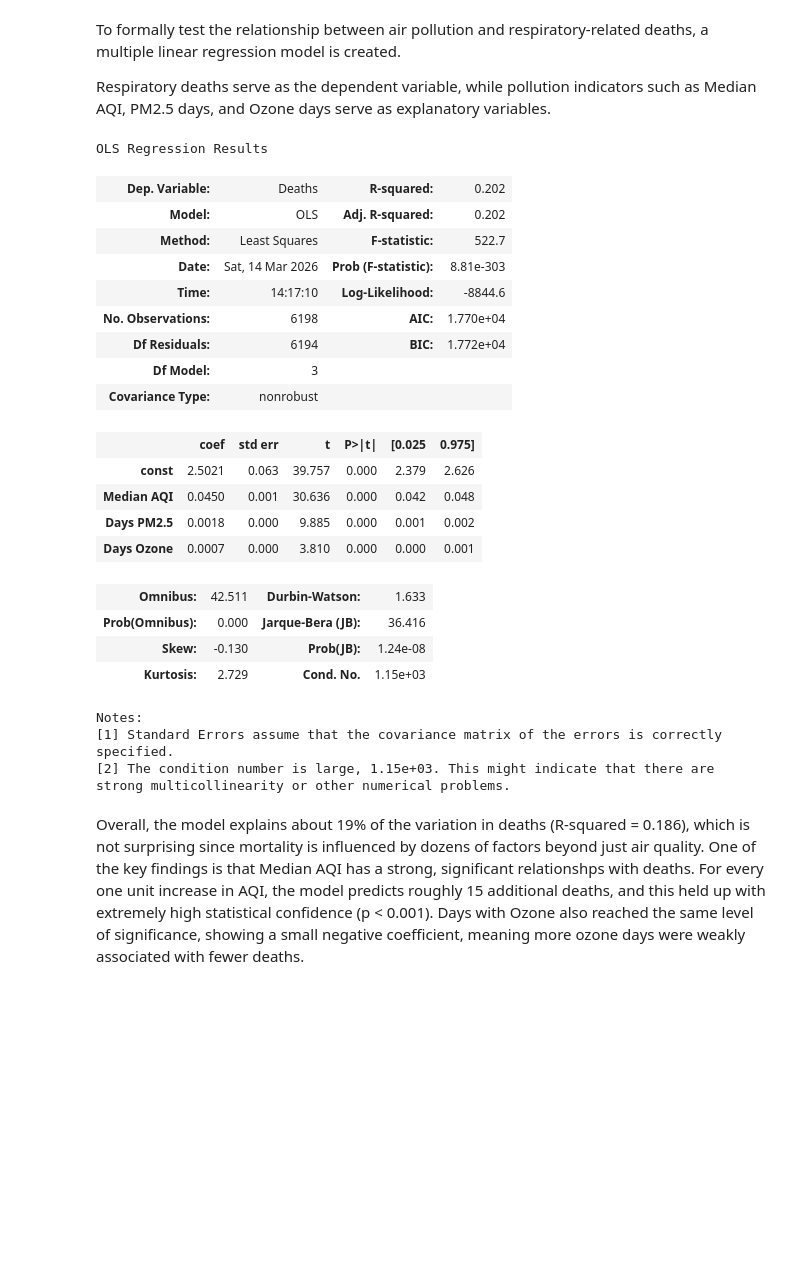
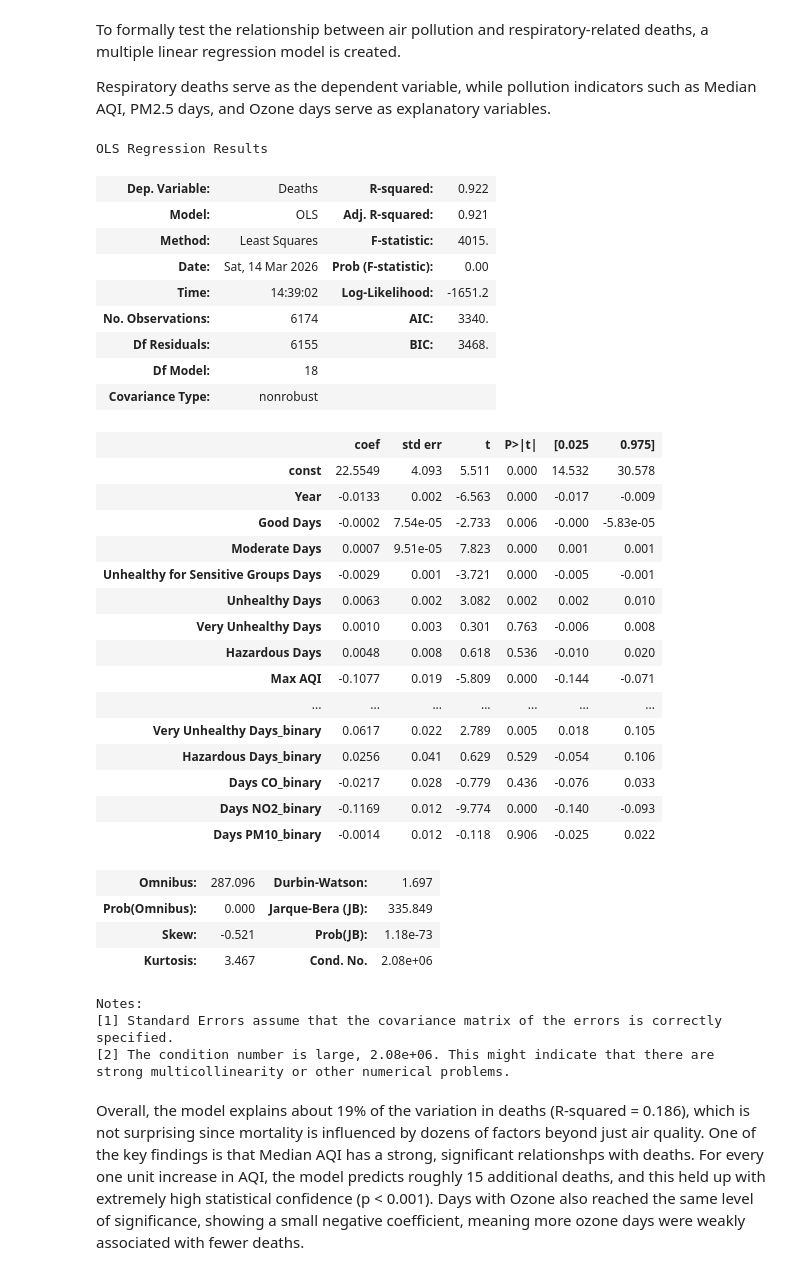
Before and after one commit to yunaxin/air-quality-health-analysis, a Jupyter notebook: analysis.ipynb, the cells around one changed output. Drawn from its saved outputs; the diff is of its cells as text; code cells hidden in the pictures; blank space fills up the shorter version.

```diff
--- a/analysis.ipynb
+++ b/analysis.ipynb
@@ -278,3 +268,10 @@ calc_vifs(df[remaining].dropna())
 ## Fitting Regression Model
 # %%
 in_features = remaining
+print(len(df))
+df = df[in_features + ["Deaths","Crude Rate"]]
+df = df = df.replace(['nan', 'NaN', 'null', 'N/A', '', ' '], np.nan)
+dropped_rows = df[df[cols_to_check].isna().any(axis=1)]
+df = df.dropna()
+print(len(df))
+df.head()
@@ -285,37 +291,48 @@ To formally test the relationship between air pollution and respiratory-related
 
 Respiratory deaths serve as the dependent variable, while pollution indicators such as Median AQI, PM2.5 days, and Ozone days serve as explanatory variables.
 # %%
-X = df[["Median AQI", "Days PM2.5", "Days Ozone"]]
+X = df[in_features]
 y = df["Deaths"]
 
 X = sm.add_constant(X)
 
 model = sm.OLS(y, X).fit()
 
 model.summary()
 # %% [output]
 OLS Regression Results
-| Dep. Variable: | Deaths | R-squared: | 0.202 |
-| Model: | OLS | Adj. R-squared: | 0.202 |
-| Method: | Least Squares | F-statistic: | 522.7 |
-| Date: | Sat, 14 Mar 2026 | Prob (F-statistic): | 8.81e-303 |
-| Time: | 14:17:10 | Log-Likelihood: | -8844.6 |
-| No. Observations: | 6198 | AIC: | 1.770e+04 |
-| Df Residuals: | 6194 | BIC: | 1.772e+04 |
-| Df Model: | 3 |  |  |
+| Dep. Variable: | Deaths | R-squared: | 0.922 |
+| Model: | OLS | Adj. R-squared: | 0.921 |
+| Method: | Least Squares | F-statistic: | 4015. |
+| Date: | Sat, 14 Mar 2026 | Prob (F-statistic): | 0.00 |
+| Time: | 14:39:02 | Log-Likelihood: | -1651.2 |
+| No. Observations: | 6174 | AIC: | 3340. |
+| Df Residuals: | 6155 | BIC: | 3468. |
+| Df Model: | 18 |  |  |
 | Covariance Type: | nonrobust |  |  |
 |  | coef | std err | t | P>|t| | [0.025 | 0.975] |
-| const | 2.5021 | 0.063 | 39.757 | 0.000 | 2.379 | 2.626 |
-| Median AQI | 0.0450 | 0.001 | 30.636 | 0.000 | 0.042 | 0.048 |
-| Days PM2.5 | 0.0018 | 0.000 | 9.885 | 0.000 | 0.001 | 0.002 |
-| Days Ozone | 0.0007 | 0.000 | 3.810 | 0.000 | 0.000 | 0.001 |
+| const | 22.5549 | 4.093 | 5.511 | 0.000 | 14.532 | 30.578 |
+| Year | -0.0133 | 0.002 | -6.563 | 0.000 | -0.017 | -0.009 |
+| Good Days | -0.0002 | 7.54e-05 | -2.733 | 0.006 | -0.000 | -5.83e-05 |
+| Moderate Days | 0.0007 | 9.51e-05 | 7.823 | 0.000 | 0.001 | 0.001 |
+| Unhealthy for Sensitive Groups Days | -0.0029 | 0.001 | -3.721 | 0.000 | -0.005 | -0.001 |
+| Unhealthy Days | 0.0063 | 0.002 | 3.082 | 0.002 | 0.002 | 0.010 |
+| Very Unhealthy Days | 0.0010 | 0.003 | 0.301 | 0.763 | -0.006 | 0.008 |
+| Hazardous Days | 0.0048 | 0.008 | 0.618 | 0.536 | -0.010 | 0.020 |
+| Max AQI | -0.1077 | 0.019 | -5.809 | 0.000 | -0.144 | -0.071 |
+| ... | ... | ... | ... | ... | ... | ... |
+| Very Unhealthy Days_binary | 0.0617 | 0.022 | 2.789 | 0.005 | 0.018 | 0.105 |
+| Hazardous Days_binary | 0.0256 | 0.041 | 0.629 | 0.529 | -0.054 | 0.106 |
+| Days CO_binary | -0.0217 | 0.028 | -0.779 | 0.436 | -0.076 | 0.033 |
+| Days NO2_binary | -0.1169 | 0.012 | -9.774 | 0.000 | -0.140 | -0.093 |
+| Days PM10_binary | -0.0014 | 0.012 | -0.118 | 0.906 | -0.025 | 0.022 |
-| Omnibus: | 42.511 | Durbin-Watson: | 1.633 |
-| Prob(Omnibus): | 0.000 | Jarque-Bera (JB): | 36.416 |
-| Skew: | -0.130 | Prob(JB): | 1.24e-08 |
-| Kurtosis: | 2.729 | Cond. No. | 1.15e+03 |
+| Omnibus: | 287.096 | Durbin-Watson: | 1.697 |
+| Prob(Omnibus): | 0.000 | Jarque-Bera (JB): | 335.849 |
+| Skew: | -0.521 | Prob(JB): | 1.18e-73 |
+| Kurtosis: | 3.467 | Cond. No. | 2.08e+06 |
 Notes:
 [1] Standard Errors assume that the covariance matrix of the errors is correctly specified.
-[2] The condition number is large, 1.15e+03. This might indicate that there are
+[2] The condition number is large, 2.08e+06. This might indicate that there are
 strong multicollinearity or other numerical problems.
 # %% [markdown]
 Overall, the model explains about 19% of the variation in deaths (R-squared = 0.186), which is not surprising since mortality is influenced by dozens of factors beyond just air quality. One of the key findings is that Median AQI has a strong, significant relationshps with deaths. For every one unit increase in AQI, the model predicts roughly 15 additional deaths, and this held up with extremely high statistical confidence (p < 0.001). Days with Ozone also reached the same level of significance, showing a small negative coefficient, meaning more ozone days were weakly associated with fewer deaths.
```
Also changed, not shown: parts of 5 cells of this notebook.
